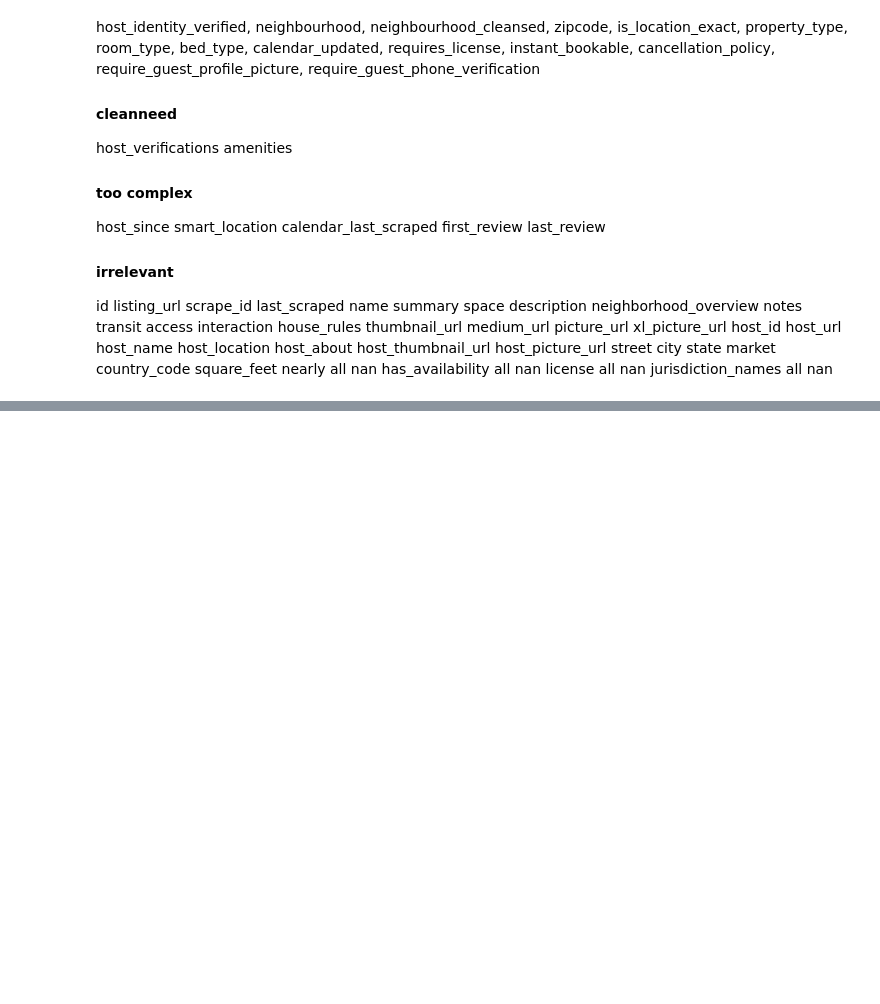
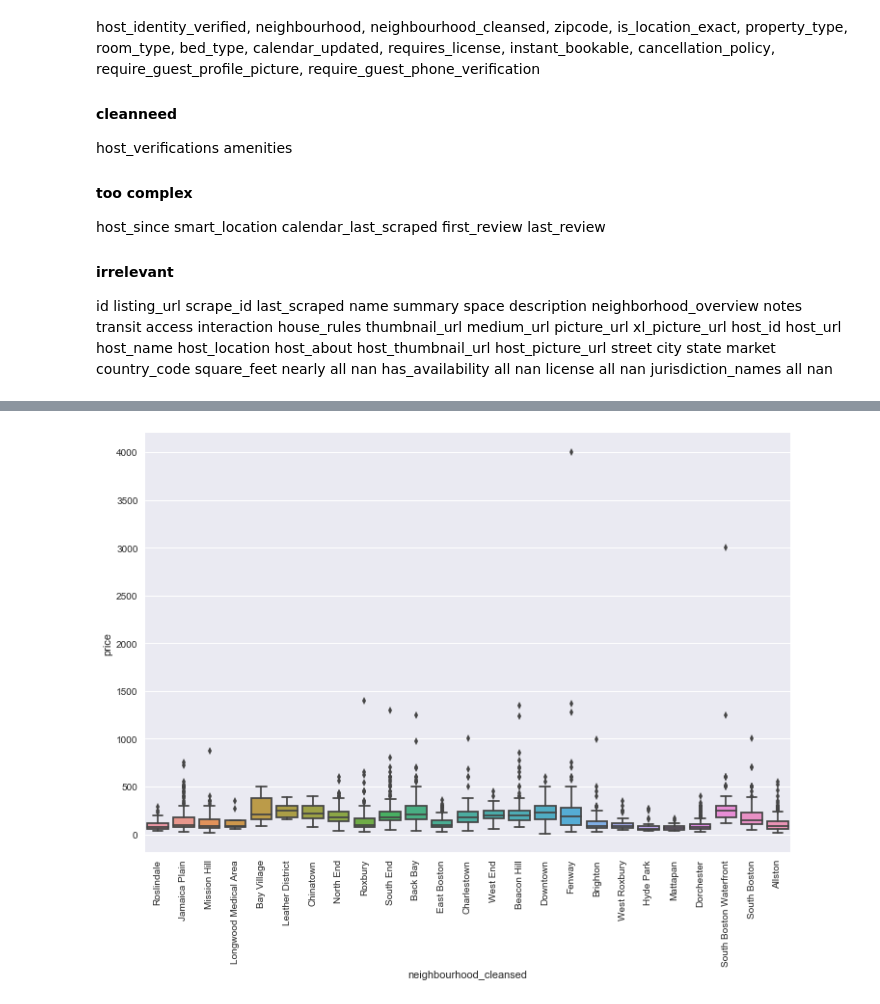
Before and after one commit to ShuangyuandData/CRISP-DMpro1, a Jupyter notebook: Pro1-Airbnb-step2.ipynb, the cells around one changed output, grey strips where cells are left out. Drawn from its saved outputs; the diff is of its cells as text; code cells hidden in the pictures; blank space fills up the shorter version.

```diff
--- a/Pro1-Airbnb-step2.ipynb
+++ b/Pro1-Airbnb-step2.ipynb
@@ -209,0 +212,11 @@ dtype: object
+# %%
+# all the quantitative variables
+bospriceq_df=bosl_df[['price', 'host_response_rate', 'host_acceptance_rate', 'host_listings_count',
+                      'host_total_listings_count', 'latitude', 'longitude', 'accommodates',
+                      'bathrooms', 'bedrooms', 'beds', 'security_deposit', 'cleaning_fee', 'guests_included',
+                      'extra_people', 'minimum_nights', 'maximum_nights', 'availability_30', 'availability_60',
+                      'availability_90', 'availability_365', 'number_of_reviews', 'review_scores_rating',
+                      'review_scores_accuracy', 'review_scores_cleanliness', 'review_scores_checkin',
+                      'review_scores_communication', 'review_scores_location', 'review_scores_value',
+                      'calculated_host_listings_count', 'reviews_per_month']]
+bospriceq_df
@@ -209,0 +242,9 @@ dtype: object
+# %%
+# all the categorical variables
+bospricec_df=bosl_df[['experiences_offered', 'host_response_time', 'host_is_superhost', 'host_neighbourhood',
+                      'host_has_profile_pic', 'host_identity_verified', 'neighbourhood', 'neighbourhood_cleansed',
+                      'zipcode', 'is_location_exact', 'property_type', 'room_type', 'bed_type', 'calendar_updated',
+                      'requires_license', 'instant_bookable', 'cancellation_policy', 'require_guest_profile_picture',
+                      'require_guest_phone_verification']]
+
+bospricec_df
@@ -247,4 +307,4 @@ def clean_data(df):
     return X, y
 
 #Use the function to create X and y
-X, y = clean_data(bosprice_df)
+quan_df, y = clean_data(bospriceq_df)
@@ -330,0 +357,3 @@ rsquared_score
+# %%
+price_df=pd.DataFrame(y,columns=['price'])
+price_df
@@ -330,0 +379,8 @@ rsquared_score
+# %%
+import seaborn as sns
+tdata1=pd.concat([price_df, bospricec_df.neighbourhood_cleansed], axis=1)
+plt.figure(figsize = (12, 8))
+sns.boxplot(x = 'neighbourhood_cleansed', y = 'price', data = tdata1)
+xt = plt.xticks(rotation=90)
+# %% [output]
+[figure, added]
```
Also changed, not shown: parts of 22 cells of this notebook, 2 other files.
